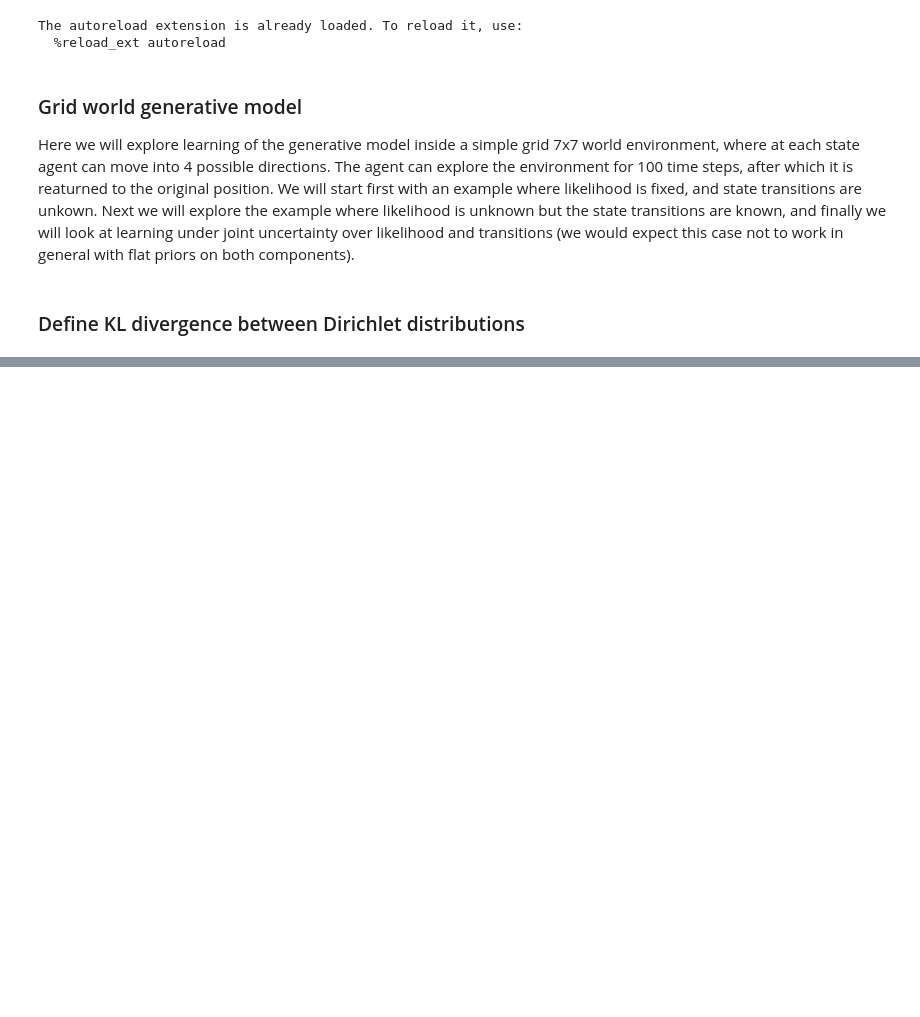
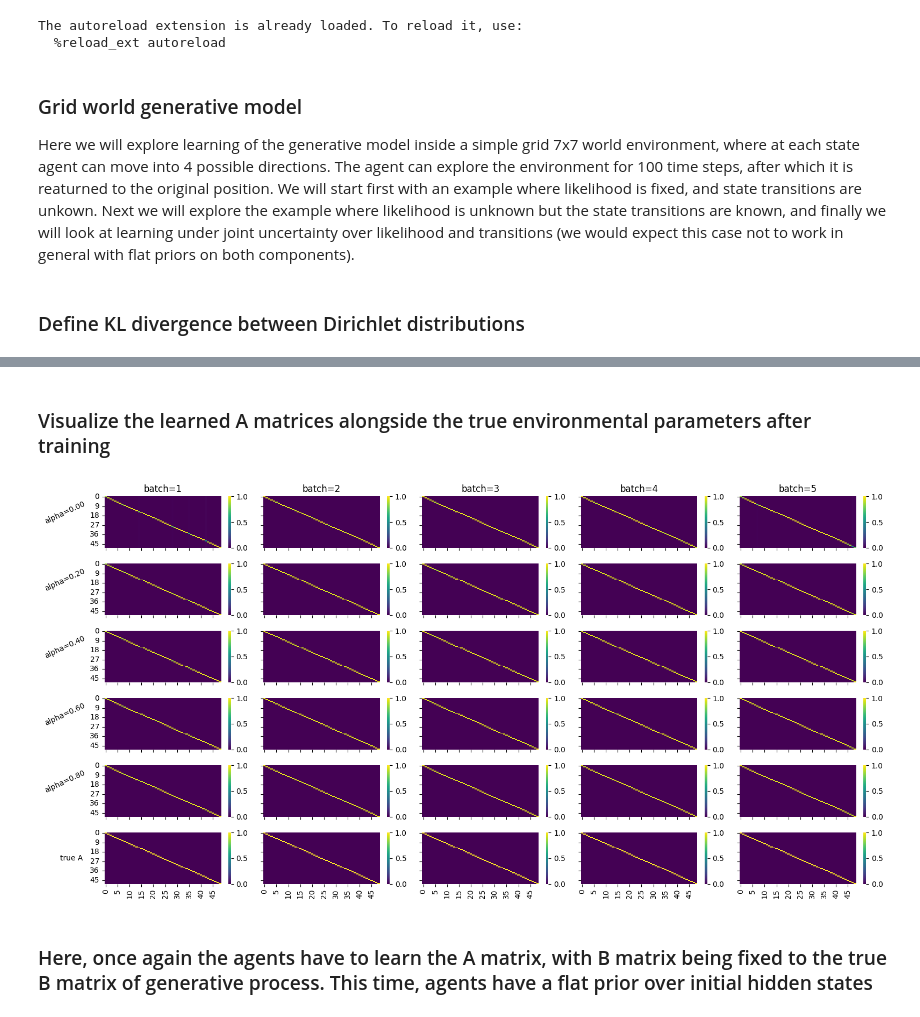
Before and after one commit to infer-actively/pymdp, a Jupyter notebook: examples/learning/learning_gridworld.ipynb, the cells around one changed output, grey strips where cells are left out. Saved outputs shown, nothing was run; the diff lists cells and outputs as text; code cells hidden in the pictures; blank space fills up the shorter version.

```diff
--- a/examples/learning/learning_gridworld.ipynb
+++ b/examples/learning/learning_gridworld.ipynb
@@ -173,21 +190,15 @@ smoothed_marginals_and_joints = vmap(smoothing_ovf)(beliefs, agents[0].B, action
 # %%
-pA0 = 1e4 * A[0] + 1e-4
+pA_ground_truth = 1e4 * env.params['A'][0] + 1e-4
 num_timesteps = 50
 num_blocks = 20
 key = jr.PRNGKey(0)
+block_and_batch_keys = jr.split(key, num_blocks * (batch_size+1)).reshape((num_blocks, batch_size+1, -1))
+
 divs = {i: [] for i in range(len(agents))}
 for block in range(num_blocks):
+    block_keys = block_and_batch_keys[block]
     for i, agent in enumerate(agents):
-        key, _key = jr.split(key)
-        grid_world = grid_world.reset(_key)
-
-        key, _key = jr.split(key)
-        last, info = jit(rollout, static_argnums=[3,] )(_key, agent, grid_world, num_timesteps)
-        grid_world = last['env']
-
-        beliefs = info['qs']
-        actions = info['actions']
-        outcomes = info['observations']
-
-        agents[i] = agent.infer_parameters(beliefs, outcomes, actions)
-        divs[i].append(kl_div_dirichlet(agents[i].pA[0], pA0).mean(-1))
+        _, env = env.reset(block_keys[:-1])
+        last, info, env = jit(rollout, static_argnums=[2,] )(agent, env, num_timesteps, block_keys[-1])
+        agents[i] = last['agent']
+        divs[i].append(kl_div_dirichlet(agents[i].pA[0], pA_ground_truth).mean(-1))
@@ -204,12 +219,28 @@ fig.tight_layout()
+# %% [markdown]
+### Visualize the learned A matrices alongside the true environmental parameters after training
 # %%
-fig, axes = plt.subplots(3, 5, figsize=(16, 8), sharex=True, sharey=True)
+n_batches_to_show = min(5, agents[0].A[0].shape[0])
+num_rows = len(agents) + 1
+row_labels = []
+for agent in agents:
+    alpha_value = float(agent.alpha.mean(0).squeeze())
+    row_labels.append(f'alpha={alpha_value:.2f}')
 
-for i in range(5):
-    for j, agent in enumerate(agents[:2]):
+fig, axes = plt.subplots(num_rows, n_batches_to_show, figsize=(16, 8), sharex=True, sharey=True)
+
+for i in range(n_batches_to_show):
+    for j, agent in enumerate(agents):
         sns.heatmap(agent.A[0][i], ax=axes[j, i], cmap='viridis', vmax=1., vmin=0.)
-    sns.heatmap(A[0][i], ax=axes[2, i], cmap='viridis', vmax=1., vmin=0.)
+    sns.heatmap(env.params['A'][0][i], ax=axes[-1, i], cmap='viridis', vmax=1., vmin=0.)
+    axes[0, i].set_title(f'batch={i + 1}')
 
-    axes[0, i].set_title(f'batch={i+1}')
+for j, label in enumerate(row_labels):
+    axes[j, 0].set_ylabel(label, rotation=25, labelpad=60, ha='left', va='center')
+axes[-1, 0].set_ylabel('true A', rotation=0, labelpad=40, ha='left', va='center')
 
 fig.tight_layout()
+# %% [output]
+[figure, added]
+# %% [markdown]
+### Here, once again the agents have to learn the A matrix, with B matrix being fixed to the true B matrix of generative process. This time, agents have a flat prior over initial hidden states
 # %%
```
Also changed, not shown: parts of 54 cells of this notebook.
